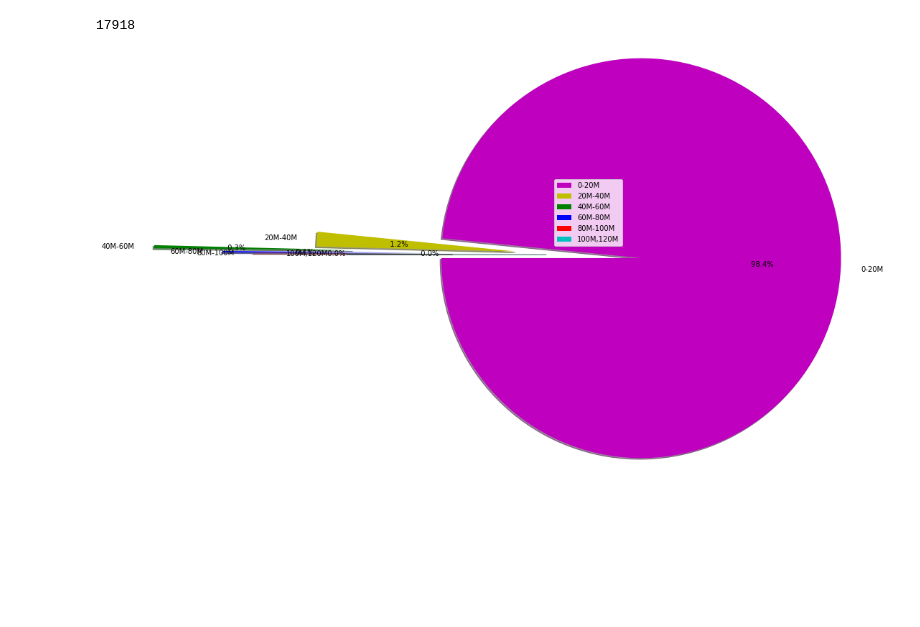
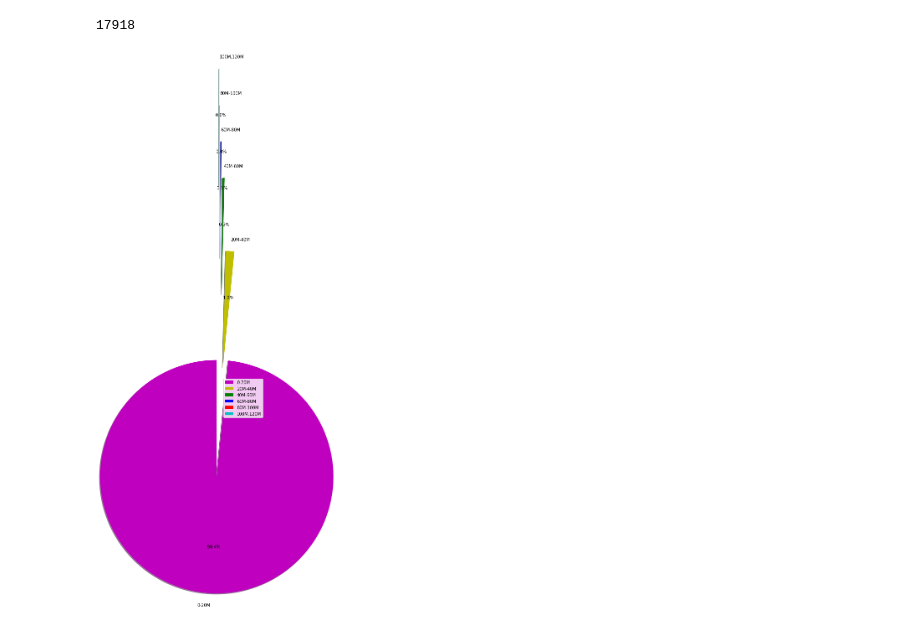
Before and after one commit to Great-erf/pythone-code, a Jupyter notebook: nemoodar.ipynb, the cells around one changed output. Drawn from its saved outputs; the diff is of its cells as text; code cells hidden in the pictures; blank space fills up the shorter version.

```diff
--- a/nemoodar.ipynb
+++ b/nemoodar.ipynb
@@ -195,16 +195,16 @@ len(a)
 # %%
 activities = ['0-20M', '20M-40M','40M-60M', '60M-80M', '80M-100M','100M,120M']
 # portion covered by each label
 slices = [len(a), len(b), len(c), len(d),len(e),len(f)]
 # color for each label
 colors = ['m', 'y', 'g', 'b','r','c']
 # plotting the pie chart
 plt.pie(slices, labels = activities, colors=colors,
-		startangle=900, shadow = True, explode = (1.5, 0.5, 3.1, 2,1.5,0),
+		startangle=90, shadow = True, explode = (1.5, 1.5, 3.5, 4.5,5.5,6.5),
 		radius = 3.2, autopct = '%5.1f%%')
 # plotting legend
 plt.legend()
 # showing the plot
 plt.show()
 # %% [output]
-[figure, old version]
+[figure, new version]
```
